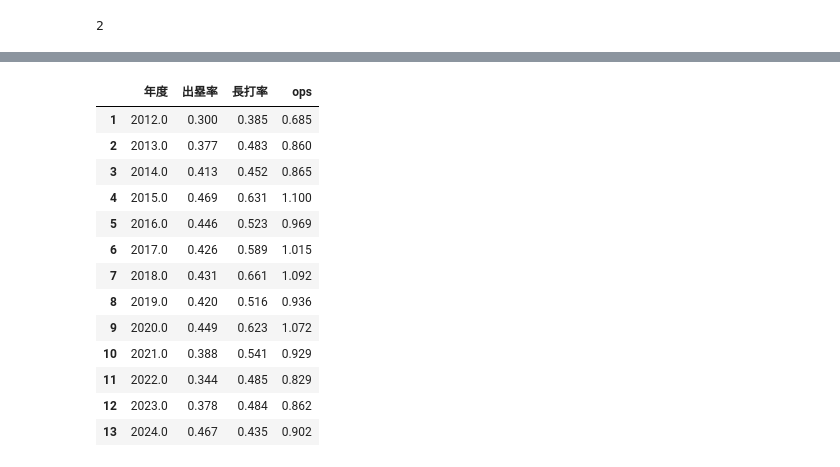
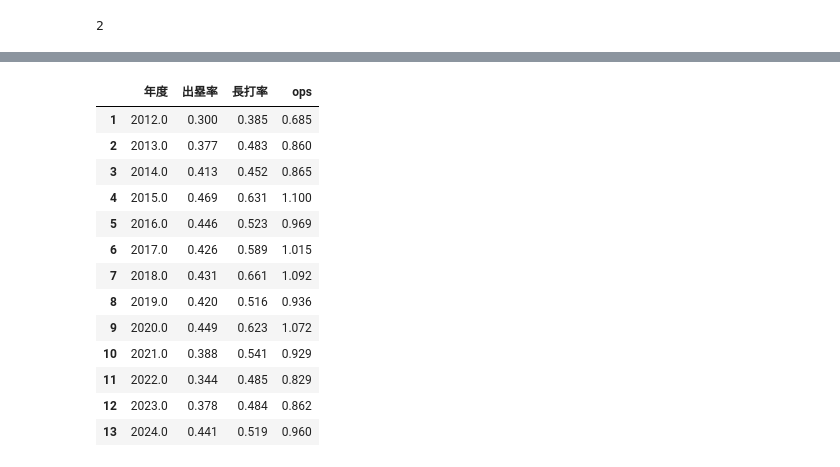
Before and after one commit to kinoco313/jupyterlab-docker, a Jupyter notebook: work/baseball/gita_ops.ipynb, the cells around one changed output, grey strips where cells are left out. Cells and saved outputs as stored; diff of their text form; code cells hidden in the pictures.

```diff
--- a/work/baseball/gita_ops.ipynb
+++ b/work/baseball/gita_ops.ipynb
@@ -95,18 +92,20 @@ data = data.drop([0,14])
-# %%
-data
-# %% [output]
-|  | 年度 | 出塁率 | 長打率 | ops |
-| 1 | 2012.0 | 0.300 | 0.385 | 0.685 |
-| 2 | 2013.0 | 0.377 | 0.483 | 0.860 |
-| 3 | 2014.0 | 0.413 | 0.452 | 0.865 |
-| 4 | 2015.0 | 0.469 | 0.631 | 1.100 |
-| 5 | 2016.0 | 0.446 | 0.523 | 0.969 |
-| 6 | 2017.0 | 0.426 | 0.589 | 1.015 |
-| 7 | 2018.0 | 0.431 | 0.661 | 1.092 |
-| 8 | 2019.0 | 0.420 | 0.516 | 0.936 |
-| 9 | 2020.0 | 0.449 | 0.623 | 1.072 |
-| 10 | 2021.0 | 0.388 | 0.541 | 0.929 |
-| 11 | 2022.0 | 0.344 | 0.485 | 0.829 |
-| 12 | 2023.0 | 0.378 | 0.484 | 0.862 |
-| 13 | 2024.0 | 0.467 | 0.435 | 0.902 |
+# %%
+# 初年度と通算を削除
+data = data.drop(data.index[[0,14]])
+data
+# %% [output]
+|  | 年度 | 出塁率 | 長打率 | ops |
+| 1 | 2012.0 | 0.300 | 0.385 | 0.685 |
+| 2 | 2013.0 | 0.377 | 0.483 | 0.860 |
+| 3 | 2014.0 | 0.413 | 0.452 | 0.865 |
+| 4 | 2015.0 | 0.469 | 0.631 | 1.100 |
+| 5 | 2016.0 | 0.446 | 0.523 | 0.969 |
+| 6 | 2017.0 | 0.426 | 0.589 | 1.015 |
+| 7 | 2018.0 | 0.431 | 0.661 | 1.092 |
+| 8 | 2019.0 | 0.420 | 0.516 | 0.936 |
+| 9 | 2020.0 | 0.449 | 0.623 | 1.072 |
+| 10 | 2021.0 | 0.388 | 0.541 | 0.929 |
+| 11 | 2022.0 | 0.344 | 0.485 | 0.829 |
+| 12 | 2023.0 | 0.378 | 0.484 | 0.862 |
+| 13 | 2024.0 | 0.441 | 0.519 | 0.960 |
 # %%
```
Also changed, not shown: parts of 7 cells of this notebook, 1 other file.
